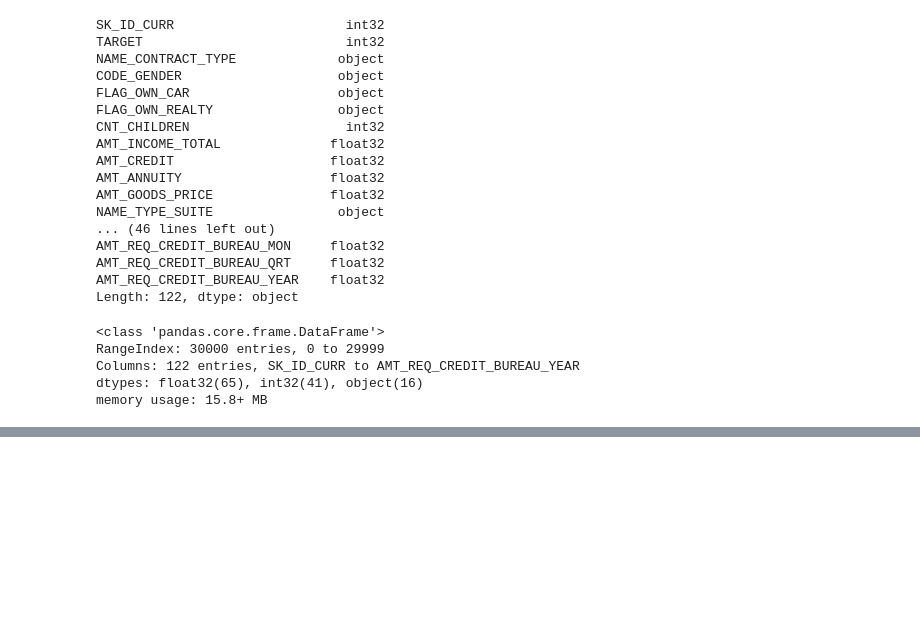
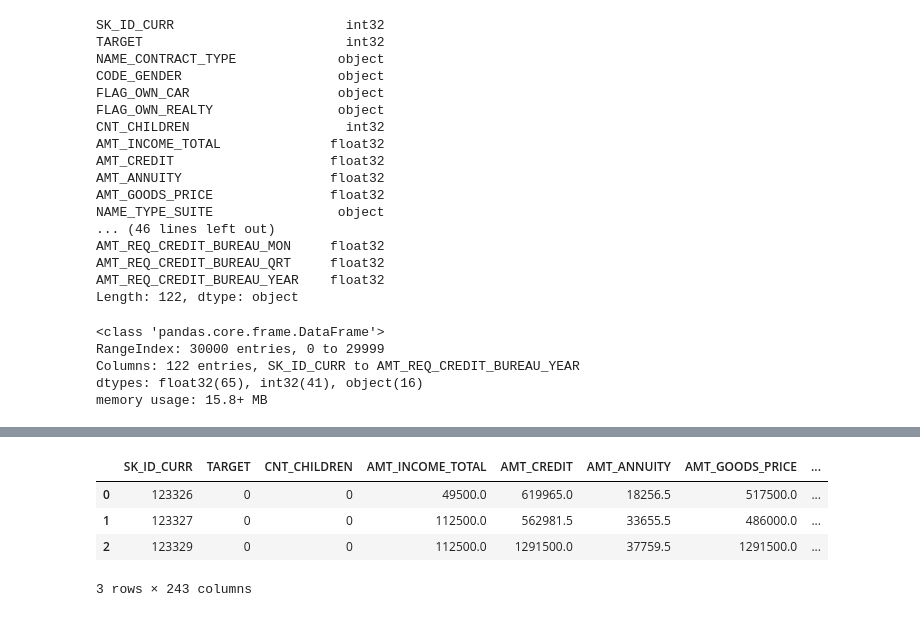
Before and after one commit to contemplat0r/Home_Credit, a Jupyter notebook: Home-Credit-Default-Risk-First-Exps.ipynb, the cells around one changed output, grey strips where cells are left out. Drawn from its saved outputs; the diff is of its cells as text; code cells hidden in the pictures; blank space fills up the shorter version.

Commit message:
Hod encoded all categorical features

```diff
--- a/Home-Credit-Default-Risk-First-Exps.ipynb
+++ b/Home-Credit-Default-Risk-First-Exps.ipynb
@@ -520,0 +546,10 @@ memory usage: 15.8+ MB
+# %%
+hot_encoded = pd.get_dummies(application_random_part)
+# %%
+hot_encoded.head(3)
+# %% [output]
+|  | SK_ID_CURR | TARGET | CNT_CHILDREN | AMT_INCOME_TOTAL | AMT_CREDIT | AMT_ANNUITY | AMT_GOODS_PRICE | ... |
+| 0 | 123326 | 0 | 0 | 49500.0 | 619965.0 | 18256.5 | 517500.0 | ... |
+| 1 | 123327 | 0 | 0 | 112500.0 | 562981.5 | 33655.5 | 486000.0 | ... |
+| 2 | 123329 | 0 | 0 | 112500.0 | 1291500.0 | 37759.5 | 1291500.0 | ... |
+3 rows × 243 columns
```
Also changed, not shown: parts of 2 cells of this notebook.
